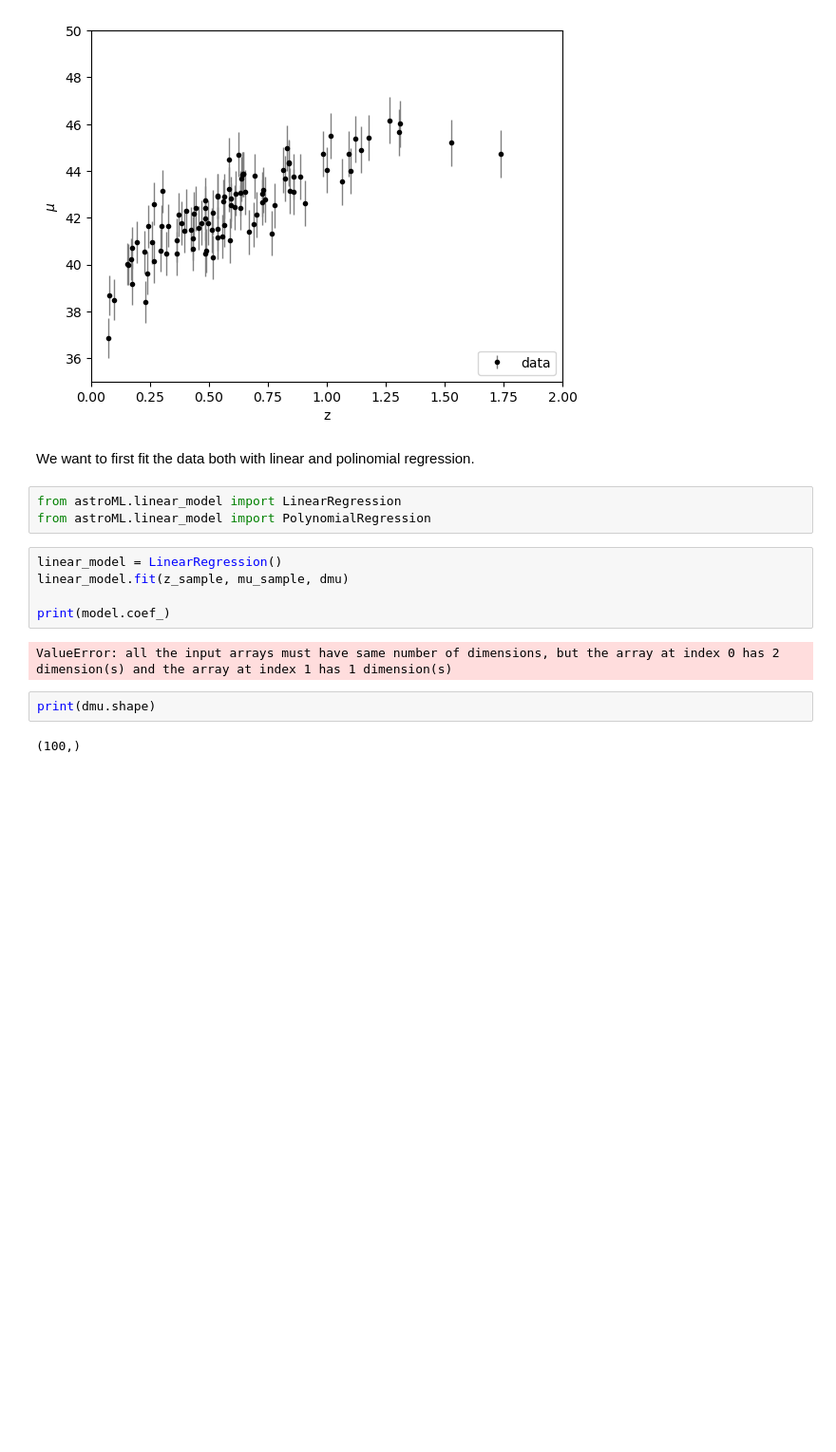
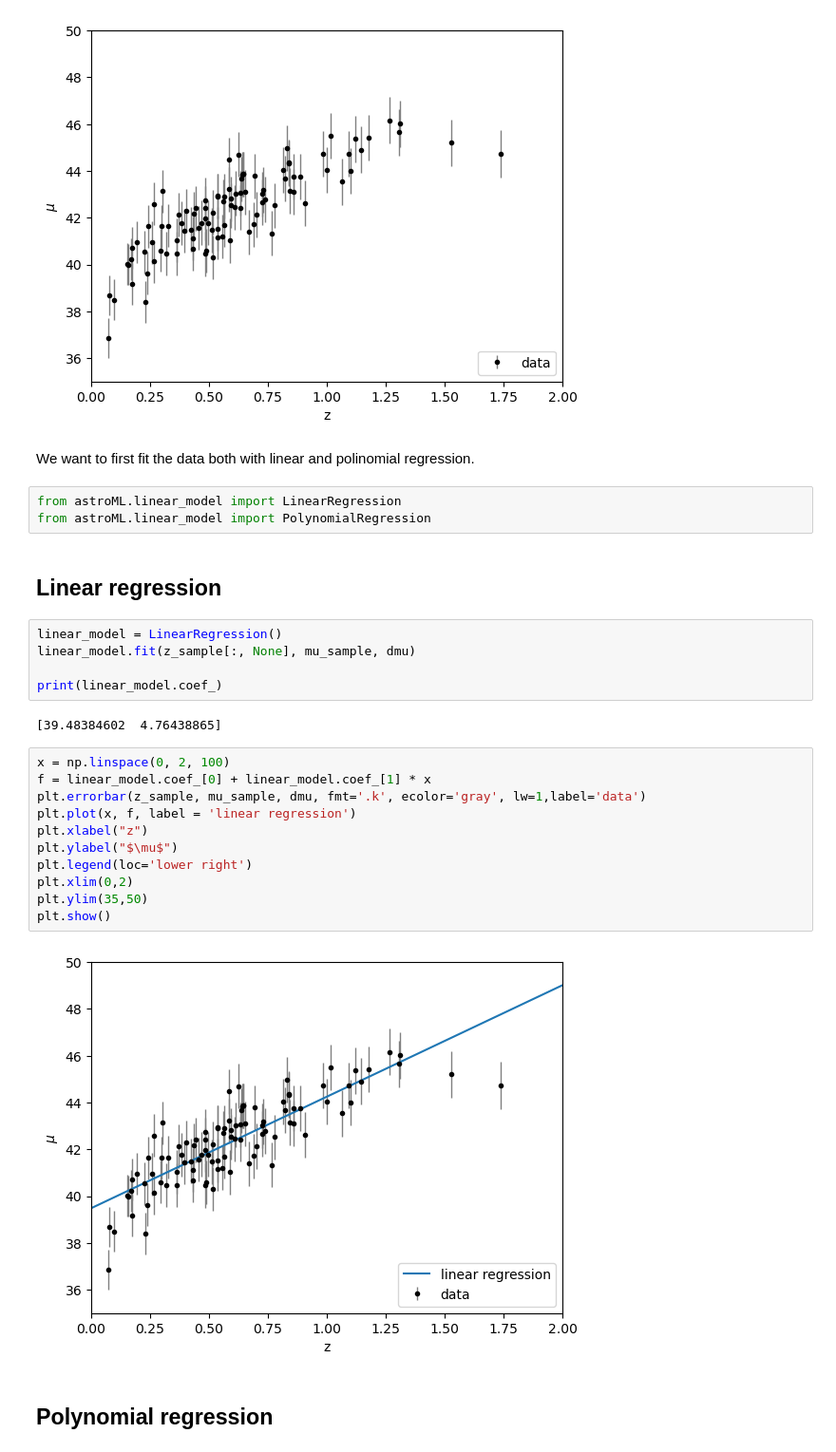
Before and after one commit to lisam10/astrostatistics_bicocca_2024, a Jupyter notebook: working/W17.ipynb, the cells around one changed output. Shown: that part at 95% size. Cells and saved outputs as stored; diff of their text form; blank space fills up the shorter version.

```diff
--- a/working/W17.ipynb
+++ b/working/W17.ipynb
@@ -18,14 +19,27 @@ We want to first fit the data both with linear and polinomial regression.
 # %%
 from astroML.linear_model import LinearRegression
 from astroML.linear_model import PolynomialRegression
+# %% [markdown]
+## Linear regression
 # %%
 linear_model = LinearRegression()
-linear_model.fit(z_sample, mu_sample, dmu)
+linear_model.fit(z_sample[:, None], mu_sample, dmu)
 
-print(model.coef_)
+print(linear_model.coef_)
 # %% [output]
-ValueError: all the input arrays must have same number of dimensions, but the array at index 0 has 2 dimension(s) and the array at index 1 has 1 dimension(s)
+[39.48384602  4.76438865]
-# %%
-print(dmu.shape)
-# %% [output]
-(100,)
+# %%
+x = np.linspace(0, 2, 100)
+f = linear_model.coef_[0] + linear_model.coef_[1] * x
+plt.errorbar(z_sample, mu_sample, dmu, fmt='.k', ecolor='gray', lw=1,label='data')
+plt.plot(x, f, label = 'linear regression')
+plt.xlabel("z")
+plt.ylabel("$\mu$")
+plt.legend(loc='lower right')
+plt.xlim(0,2)
+plt.ylim(35,50)
+plt.show()
+# %% [output]
+[figure, added]
+# %% [markdown]
+## Polynomial regression
```
Also changed, not shown: parts of 32 cells of this notebook.
